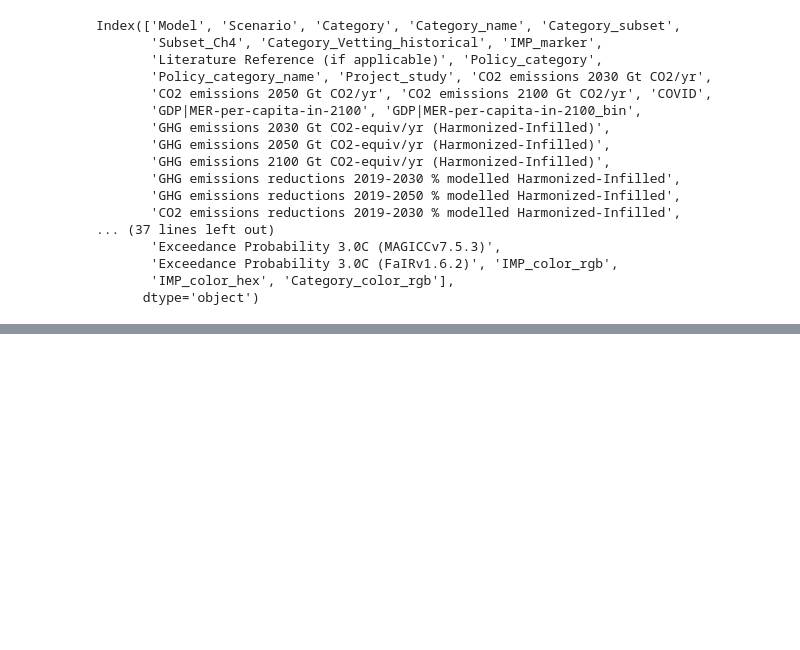
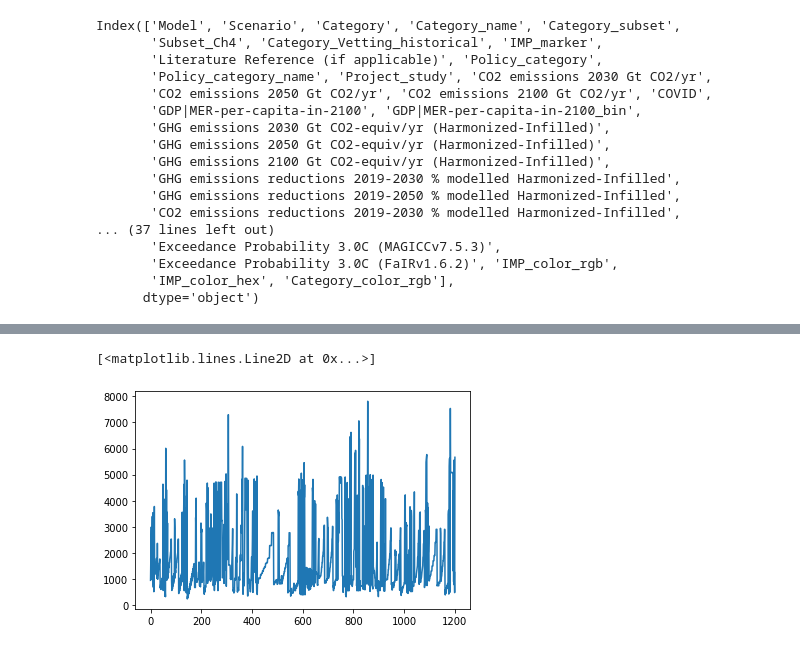
Before and after one commit to Rlamboll/AR6CarbonBudgetCalc, a Jupyter notebook: src/SanityCheck.ipynb, the cells around one changed output, grey strips where cells are left out. Drawn from its saved outputs; the diff is of its cells as text; code cells hidden in the pictures; blank space fills up the shorter version.

```diff
--- a/src/SanityCheck.ipynb
+++ b/src/SanityCheck.ipynb
@@ -100,0 +126,3 @@ It seems like the sanity check has rather weak force due to the inconsistency ac
+# %%
+cumemissions.columns = [a.replace("-01-01 00:00:00", "") for a in cumemissions.columns]
+cumemissions
@@ -100,0 +143,5 @@ It seems like the sanity check has rather weak force due to the inconsistency ac
+# %%
+yearcols = [str(x) for x in np.arange(startyear, 2101)]
+# %%
+metace = pd.merge(meta, cumemissions, on=["model", "scenario"])
+metace
@@ -100,0 +162,4 @@ It seems like the sanity check has rather weak force due to the inconsistency ac
+# %%
+cumname = f"CumulativeCO2From{startyear}"
+metace[cumname] = (metace[yearcols] * np.cumprod(metace[yearcols] > 0, axis=1)).sum(axis=1) / 1000
+metace[cumname]
@@ -100,0 +179,5 @@ It seems like the sanity check has rather weak force due to the inconsistency ac
+# %%
+plt.plot(metace[cumco2]-metace[cumname]/1000)
+# %% [output]
+[<matplotlib.lines.Line2D at 0x...>]
+[figure, added]
```
Also changed, not shown: parts of 33 cells of this notebook, 3 other files.
